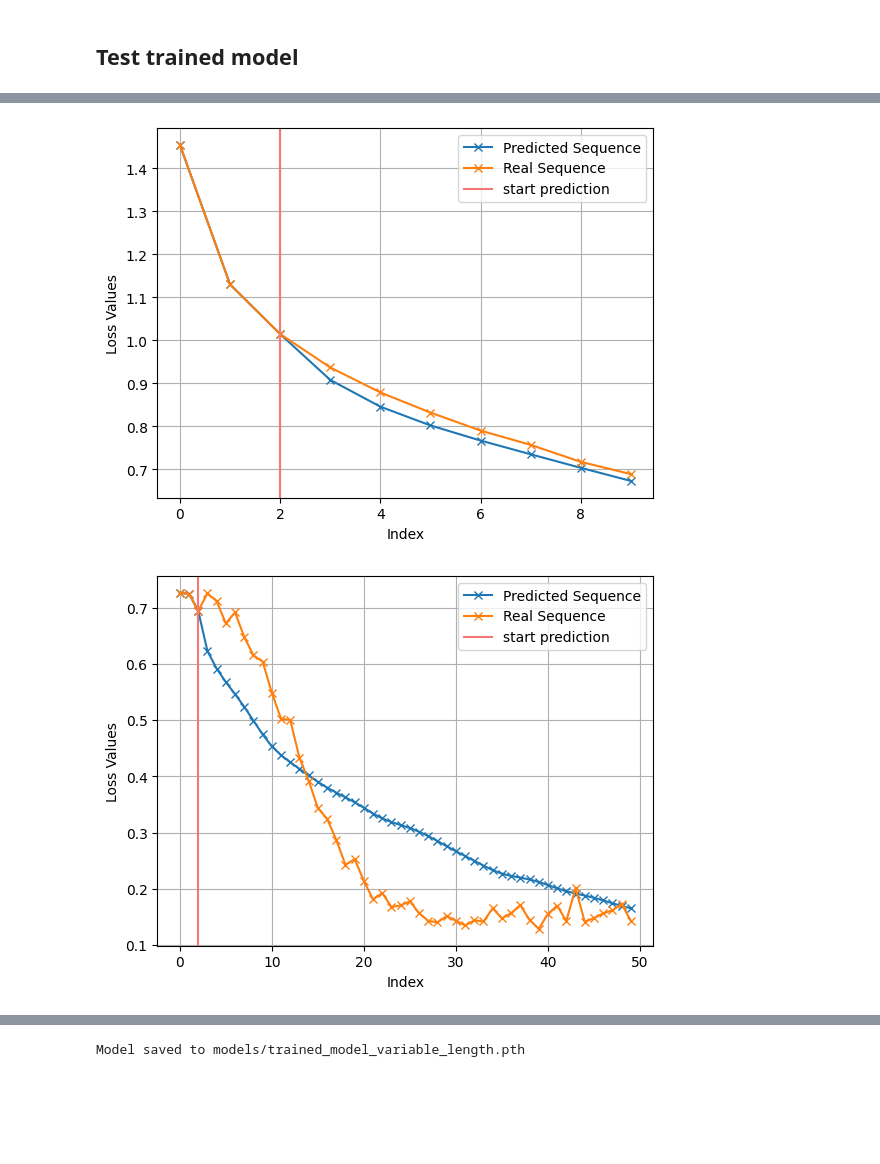
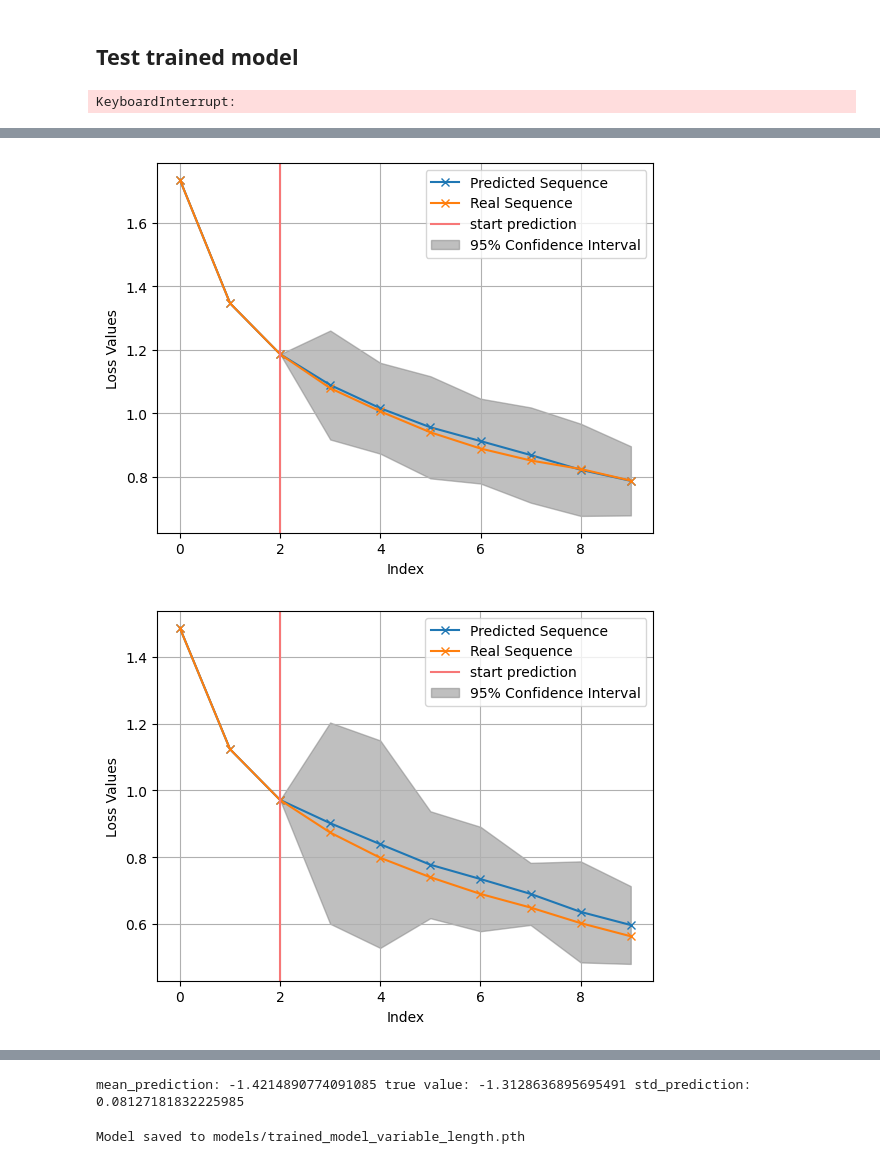
Before and after one commit to vincent-stadler/dPoDL, a Jupyter notebook: experiments/training/train-transformer-variable-length.ipynb, the cells around one changed output, grey strips where cells are left out. Cells and saved outputs as stored; diff of their text form; code cells hidden in the pictures; blank space fills up the shorter version.

Commit message:
ADD uncertainty estimation by MC method using dropout
further:
-  try and documentate different learning rates
- implement early stopping
-  let model train for more epochs

```diff
--- a/experiments/training/train-transformer-variable-length.ipynb
+++ b/experiments/training/train-transformer-variable-length.ipynb
@@ -247,12 +247,13 @@ def init_weights(m):
 # %%
 # Instantiate model, loss, and optimizer
 model = FloatSequenceTransformer()
-
+base_loss_fn = nn.SmoothL1Loss()
 criterion = custom_loss    #custom_loss  or  nn.SmoothL1Loss()  nn.MSELoss()-> more sensitive to outliers, worse results
 #criterion = nn.SmoothL1Loss()    #custom_loss  or  nn.SmoothL1Loss()  nn.MSELoss()-> more sensitive to outliers, worse results
 optimizer = optim.AdamW(model.parameters(), lr=0.001)
 scheduler = optim.lr_scheduler.StepLR(optimizer, step_size=10, gamma=0.5)  # Halve LR every 2 epochs
 clip_value = 10.0
+patience = 3  # number of epochs without improvement
 
 dataset = FloatSequenceDataset(train_sequences)
 dataloader = DataLoader(dataset, batch_size=32, shuffle=True, collate_fn=lambda x: collate_variable_length(x))
@@ -277,7 +283,9 @@ Non-trainable params: 0
 # %% [markdown]
 ## Training
 # %%
-num_epochs = 6
+num_epochs = 40
+
+best_loss = float("inf")
 for epoch in range(num_epochs):
     model.train()
     epoch_loss = 0.0
@@ -286,6 +294,7 @@ for epoch in range(num_epochs):
         targets = targets.unsqueeze(1)
         optimizer.zero_grad()
         predictions = model(inputs, key_padding_mask)
+
         loss = criterion(predictions, targets)
 
         loss.backward()
@@ -294,6 +303,19 @@ for epoch in range(num_epochs):
 
         epoch_loss += loss.item()
 
+    avg_loss = epoch_loss / len(dataloader)
+    # Early stopping check
+    if avg_loss < best_loss:
+        best_loss = avg_loss
+        epochs_without_improvement = 0  # Reset counter if loss improved
+    else:
+        epochs_without_improvement += 1
+
+    # If no improvement for `patience` epochs, stop training
+    if epochs_without_improvement >= patience:
+        print(f"Early stopping triggered at epoch {epoch + 1}.")
+        break
+
     scheduler.step()
     print(f"Epoch {epoch + 1}/{num_epochs}, Loss: {epoch_loss / len(dataloader):.4f}")
 # %% [output]
@@ -330,28 +390,35 @@ def predict_next_value(model, sequence):
 # %%
 results_hallucinate = []
-input_window = 3  # even good results with 3!
-for sequence in [_ for _ in test_sequences if len(_) > input_window + 5]:
-    real_sequence, predicted_sequence = sequence, list(sequence[:input_window])
+input_window = 3 # even good results with 3!
+for sequence in tqdm([_ for _ in test_sequences if len(_) > input_window + 5]):
+    real_sequence, predicted_sequence, std_predictions = sequence, list(sequence[:input_window]), [0] * input_window
 
     for i in range(input_window, len(sequence)):
         if i == input_window:
             previous_input = sequence[:input_window]
-        #y_hat, uncertainty = predict_next_value(model, previous_input)
-        y_hat = predict_next_value(model, previous_input)
+        y_hat, std_prediction = predict_next_value_with_uncertainty(model, previous_input, num_samples=30)
+        #y_hat = predict_next_value(model, previous_input)
         previous_input = np.concatenate((previous_input, np.array([y_hat])))
+        std_predictions.append(std_prediction)
 
     predicted_sequence = previous_input
     real_sequence, predicted_sequence = real_sequence * STD_GLOBAL + MEAN_GLOBAL, predicted_sequence * STD_GLOBAL + MEAN_GLOBAL
-    results_hallucinate.append((real_sequence, predicted_sequence))
+    results_hallucinate.append((real_sequence, predicted_sequence, std_predictions))
+# %% [output]
+KeyboardInterrupt:
 # %%
-num_samples = 4
+num_samples = 14
 
 sample = random.sample(results_hallucinate, num_samples)
-for i, (real_sequence, predicted_sequence) in enumerate(sample):
+for i, (real_sequence, predicted_sequence, std_predictions) in enumerate(sample):
+    std_predictions = [0 if i is None else i for i in std_predictions]
+    ci_lower, ci_upper = np.array(predicted_sequence) - 1.96 * np.array(std_predictions), np.array(predicted_sequence) + 1.96 * np.array(std_predictions)
     plt.figure()
     plt.plot(predicted_sequence, label="Predicted Sequence", marker='x', linestyle='-')
     plt.plot(real_sequence, label="Real Sequence", marker='x', linestyle='-')
     plt.axvline(x=input_window-1, color='#f77777', linestyle='-', label="start prediction")
+
+    plt.fill_between(range(len(predicted_sequence)), ci_lower, ci_upper, color='gray', alpha=0.5, label="95% Confidence Interval")
 
     plt.xlabel("Index")
     plt.ylabel("Loss Values")
@@ -364,2 +431,2 @@ for i, (real_sequence, predicted_sequence) in enumerate(sample):
-[figure, old version]
+[figure, new version]
-[figure, old version]
+[figure, new version]
@@ -366,3 +443,10 @@ for i, (real_sequence, predicted_sequence) in enumerate(sample):
+# %%
+ix = 2
+t = test_sequences[ix]
+mean_prediction, std_prediction = predict_with_uncertainty(model, t[:-1])
+print("mean_prediction:", mean_prediction, "true value:",  t[-1], "std_prediction:", std_prediction)
+# %% [output]
+mean_prediction: -1.4214890774091085 true value: -1.3128636895695491 std_prediction: 0.08127181832225985
 # %%
 model_save_path = "models/trained_model_variable_length.pth"
 
```
Also changed, not shown: parts of 6 cells of this notebook, 1 other file.
